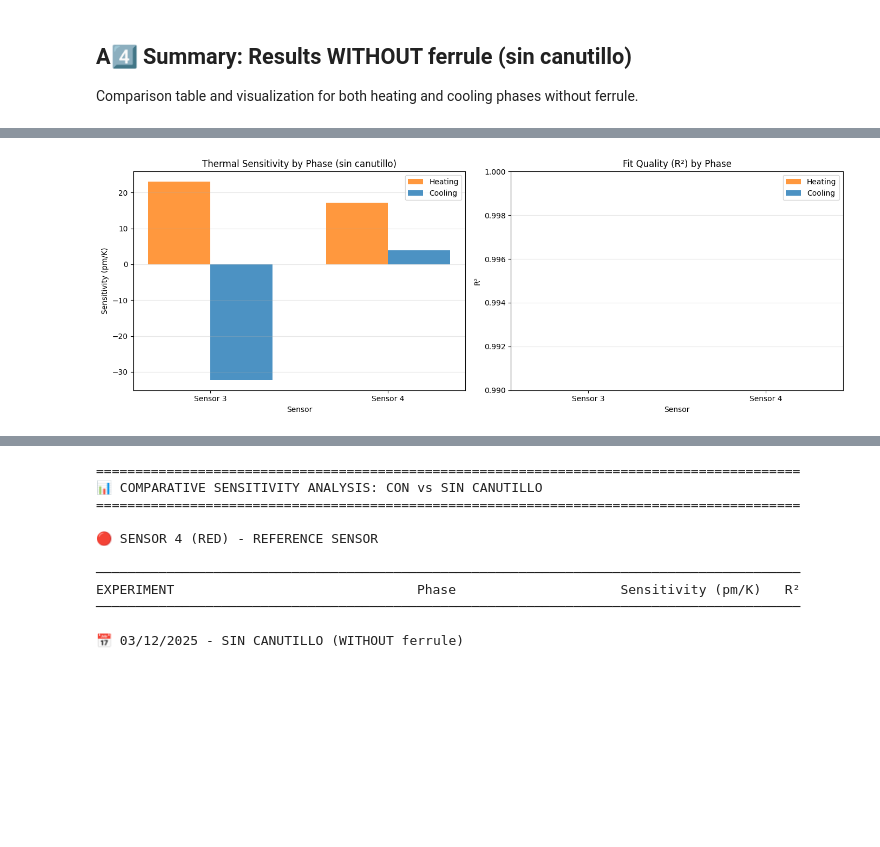
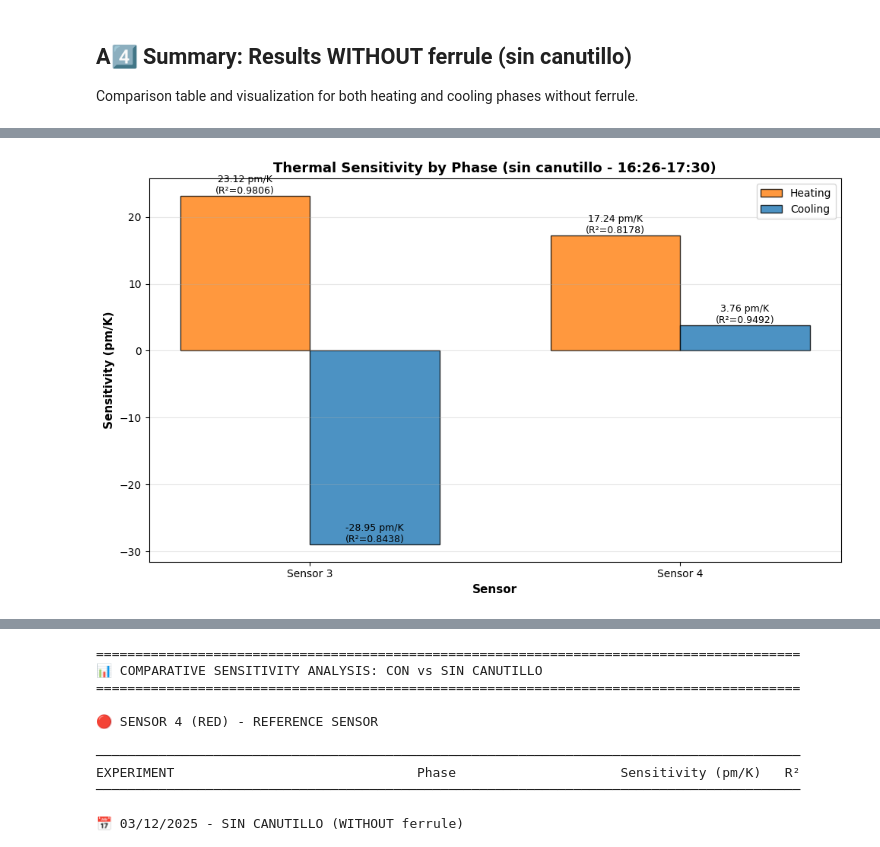
Before and after one commit to garpol/rtd-calibration-ana, a Jupyter notebook: DEWAR_1M/ROOT_DEWAR_28_11.ipynb, the cells around one changed output, grey strips where cells are left out. Cells and saved outputs as stored; diff of their text form; code cells hidden in the pictures; blank space fills up the shorter version.

```diff
--- a/DEWAR_1M/ROOT_DEWAR_28_11.ipynb
+++ b/DEWAR_1M/ROOT_DEWAR_28_11.ipynb
@@ -672,6 +672,7 @@ fig, axes = plt.subplots(2, 1, figsize=(14, 8), sharex=True)
 
 # Phase boundaries for sin canutillo
 heating_end_nocap = datetime.datetime(2025, 11, 27, 16, 45)
+cooling_start_nocap_marker = datetime.datetime(2025, 11, 27, 17, 0)
 
 for idx, sensor_idx in enumerate(sensors):
     ax = axes[idx]
@@ -709,9 +710,11 @@ for idx, sensor_idx in enumerate(sensors):
     ax2.set_ylabel("Temperature (K)", color=colors_temp[idx])
     ax2.tick_params(axis='y', labelcolor=colors_temp[idx])
 
-    # Phase marker
+    # Phase markers
     ax.axvline(heating_end_nocap, color='orange', linestyle='--', linewidth=2,
-               alpha=0.7, label='End Heating / Start Cooling')
+               alpha=0.7, label='End Heating')
+    ax.axvline(cooling_start_nocap_marker, color='blue', linestyle='--', linewidth=2,
+               alpha=0.7, label='Start Cooling Analysis')
 
     # Labels and legend
     ax.set_ylabel("λB (nm)")
@@ -899,8 +902,8 @@ import numpy as np
 import pandas as pd
 import matplotlib.pyplot as plt
 
-# --- PHASE B: COOLING WITHOUT FERRULE (16:45 - 17:30) ---
-cooling_start_nocap = datetime.datetime(2025, 11, 27, 16, 45, 0)
+# --- PHASE B: COOLING WITHOUT FERRULE (17:00 - 17:30) ---
+cooling_start_nocap = datetime.datetime(2025, 11, 27, 17, 0, 0)
 cooling_end_nocap = datetime.datetime(2025, 11, 27, 17, 30, 0)
 
 # Masks for cooling phase
@@ -1008,7 +1011,7 @@ for idx, sensor_idx in enumerate(sensors):
 
     ax.set_xlabel("Temperature (K)")
     ax.set_ylabel("λB (pm)")
-    ax.set_title(f"{sensor_names[idx]}: COOLING Phase (16:45-17:30, sin canutillo)")
+    ax.set_title(f"{sensor_names[idx]}: COOLING Phase (17:00-17:30, sin canutillo)")
     ax.grid(True, alpha=0.3)
     ax.legend()
 
@@ -1070,7 +1073,7 @@ for res in results_cooling_nocap:
     all_results_nocap.append({
         'Sensor': res['sensor'],
         'Phase': 'Cooling',
-        'Time Window': '16:45-17:30',
+        'Time Window': '17:00-17:30',
         'Sensitivity (pm/K)': res['sensitivity'],
         'R²': res['r_squared'],
         'N Points': res['n_points']
@@ -1098,8 +1101,8 @@ for sensor in ["Sensor 3", "Sensor 4"]:
         print(f"  All R² > 0.99: {all(sensor_data['R²'] > 0.99)}")
         print()
 
-# Visualization
-fig, (ax1, ax2) = plt.subplots(1, 2, figsize=(14, 5))
+# Visualization - Single comprehensive plot
+fig, ax1 = plt.subplots(1, 1, figsize=(10, 6))
 
 sensors_list = ["Sensor 3", "Sensor 4"]
 colors_bars = {'Heating': '#ff7f0e', 'Cooling': '#1f77b4'}
@@ -1116,18 +1119,7 @@ cooling_sens = [df_summary_nocap[(df_summary_nocap['Sensor'] == s) & (df_summary
                 if len(df_summary_nocap[(df_summary_nocap['Sensor'] == s) & (df_summary_nocap['Phase'] == 'Cooling')]) > 0 else 0
                 for s in sensors_list]
 
-# Bar chart
-ax1.bar(x_pos - width/2, heating_sens, width, label='Heating', color=colors_bars['Heating'], alpha=0.8)
-ax1.bar(x_pos + width/2, cooling_sens, width, label='Cooling', color=colors_bars['Cooling'], alpha=0.8)
-ax1.set_xlabel('Sensor')
-ax1.set_ylabel('Sensitivity (pm/K)')
-ax1.set_title('Thermal Sensitivity by Phase (sin canutillo)')
-ax1.set_xticks(x_pos)
-ax1.set_xticklabels(sensors_list)
-ax1.legend()
-ax1.grid(True, alpha=0.3, axis='y')
-
-# R² comparison
+# Get R² values for annotations
 heating_r2 = [df_summary_nocap[(df_summary_nocap['Sensor'] == s) & (df_summary_nocap['Phase'] == 'Heating')]['R²'].values[0]
               if len(df_summary_nocap[(df_summary_nocap['Sensor'] == s) & (df_summary_nocap['Phase'] == 'Heating')]) > 0 else 0
               for s in sensors_list]
@@ -1135,16 +1127,33 @@ cooling_r2 = [df_summary_nocap[(df_summary_nocap['Sensor'] == s) & (df_summary_n
               if len(df_summary_nocap[(df_summary_nocap['Sensor'] == s) & (df_summary_nocap['Phase'] == 'Cooling')]) > 0 else 0
               for s in sensors_list]
 
-ax2.bar(x_pos - width/2, heating_r2, width, label='Heating', color=colors_bars['Heating'], alpha=0.8)
-ax2.bar(x_pos + width/2, cooling_r2, width, label='Cooling', color=colors_bars['Cooling'], alpha=0.8)
-ax2.set_xlabel('Sensor')
-ax2.set_ylabel('R²')
-ax2.set_title('Fit Quality (R²) by Phase')
-ax2.set_xticks(x_pos)
-ax2.set_xticklabels(sensors_list)
-ax2.set_ylim([0.99, 1.0])
-ax2.legend()
-ax2.grid(True, alpha=0.3, axis='y')
+# Bar chart with R² annotations
+bars1 = ax1.bar(x_pos - width/2, heating_sens, width, label='Heating',
+                color=colors_bars['Heating'], alpha=0.8, edgecolor='black')
+bars2 = ax1.bar(x_pos + width/2, cooling_sens, width, label='Cooling',
+                color=colors_bars['Cooling'], alpha=0.8, edgecolor='black')
+
+# Add value labels on bars with R² information
+for i, (bar, r2) in enumerate(zip(bars1, heating_r2)):
+    height = bar.get_height()
+    ax1.text(bar.get_x() + bar.get_width()/2., height,
+             f'{height:.2f} pm/K\n(R²={r2:.4f})',
+             ha='center', va='bottom', fontsize=9)
+
+for i, (bar, r2) in enumerate(zip(bars2, cooling_r2)):
+    height = bar.get_height()
+    ax1.text(bar.get_x() + bar.get_width()/2., height,
+             f'{height:.2f} pm/K\n(R²={r2:.4f})',
+             ha='center', va='bottom', fontsize=9)
+
+ax1.set_xlabel('Sensor', fontsize=11, fontweight='bold')
+ax1.set_ylabel('Sensitivity (pm/K)', fontsize=11, fontweight='bold')
+ax1.set_title('Thermal Sensitivity by Phase (sin canutillo - 16:26-17:30)',
+              fontsize=13, fontweight='bold')
+ax1.set_xticks(x_pos)
+ax1.set_xticklabels(sensors_list)
+ax1.legend(fontsize=10)
+ax1.grid(True, alpha=0.3, axis='y')
 
 plt.tight_layout()
 plt.show()
@@ -1170,2 +1179,2 @@ Sensor 4:
   All R² > 0.99: False
-[figure, old version]
+[figure, new version]
```
Also changed, not shown: parts of 7 cells of this notebook.
